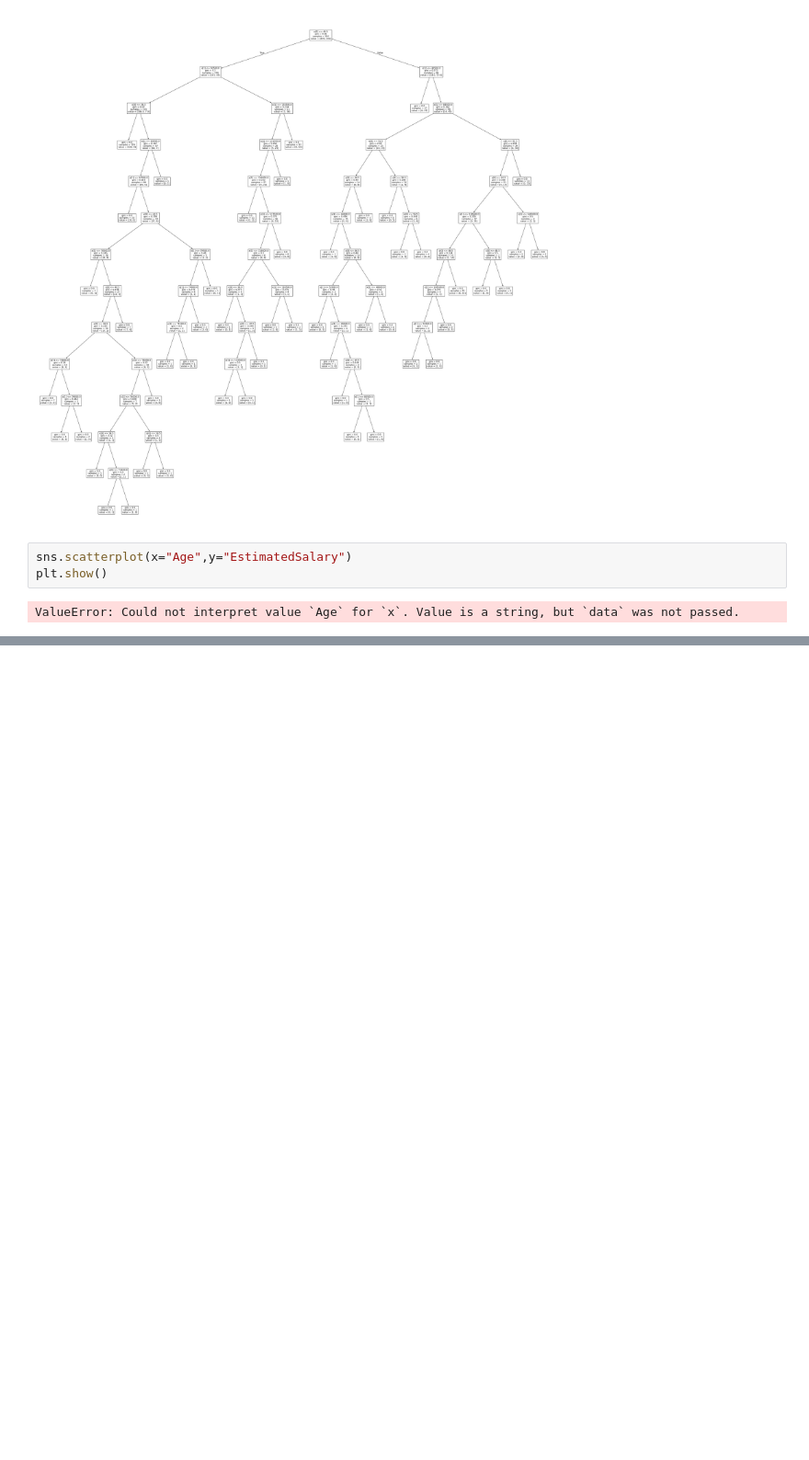
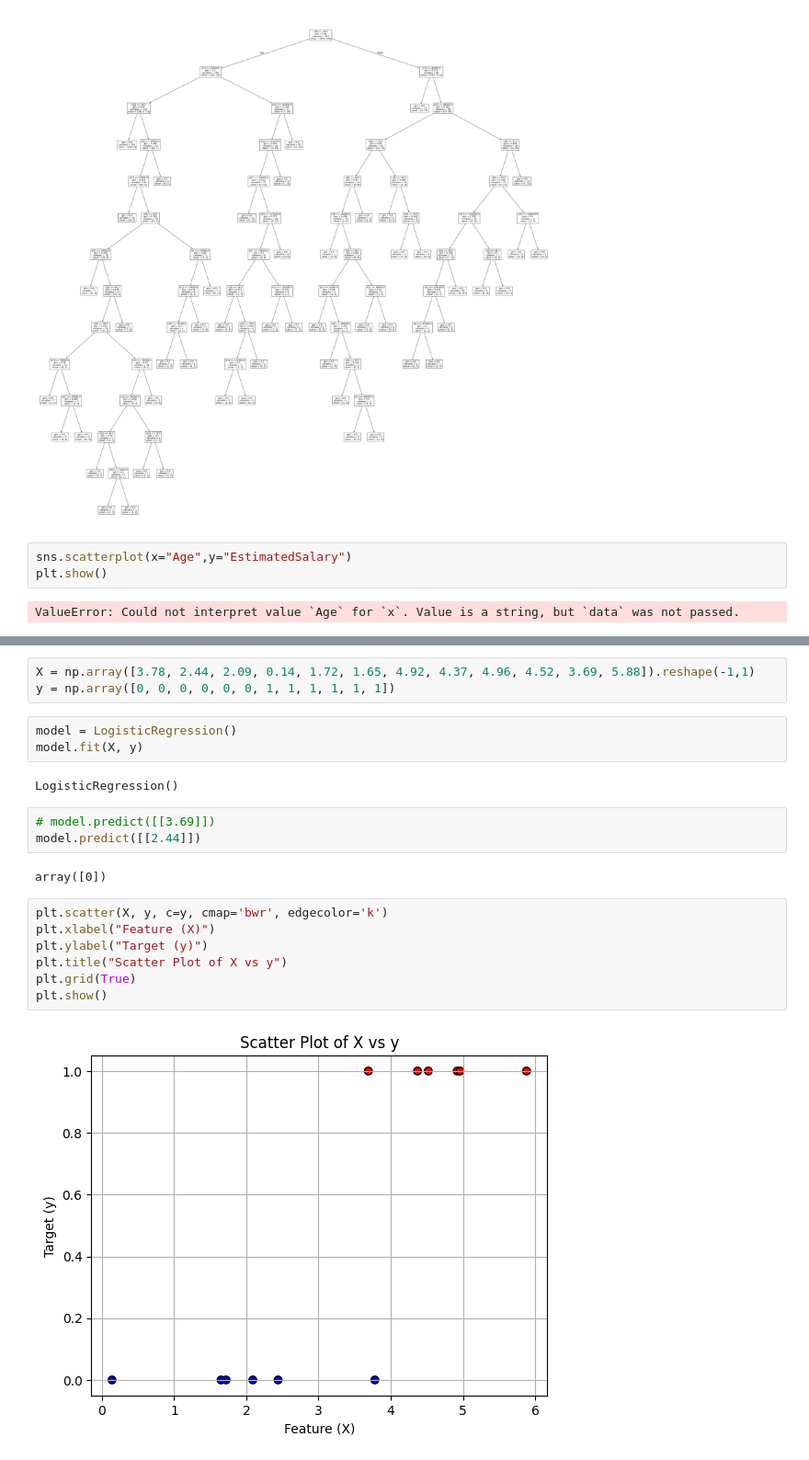
Before and after one commit to SandipRajput9892/linerRegression, a Jupyter notebook: practice.ipynb, the cells around one changed output, grey strips where cells are left out. Shown at 92% size. Cells and saved outputs as stored; diff of their text form; blank space fills up the shorter version.

```diff
--- a/practice.ipynb
+++ b/practice.ipynb
@@ -79,0 +98,22 @@ ValueError: Could not interpret value `Age` for `x`. Value is a string, but `dat
+# %%
+X = np.array([3.78, 2.44, 2.09, 0.14, 1.72, 1.65, 4.92, 4.37, 4.96, 4.52, 3.69, 5.88]).reshape(-1,1)
+y = np.array([0, 0, 0, 0, 0, 0, 1, 1, 1, 1, 1, 1])
+# %%
+model = LogisticRegression()
+model.fit(X, y)
+# %% [output]
+LogisticRegression()
+# %%
+# model.predict([[3.69]])
+model.predict([[2.44]])
+# %% [output]
+array([0])
+# %%
+plt.scatter(X, y, c=y, cmap='bwr', edgecolor='k')
+plt.xlabel("Feature (X)")
+plt.ylabel("Target (y)")
+plt.title("Scatter Plot of X vs y")
+plt.grid(True)
+plt.show()
+# %% [output]
+[figure, added]
```
Also changed, not shown: parts of 1 cell of this notebook, 9 other files.
